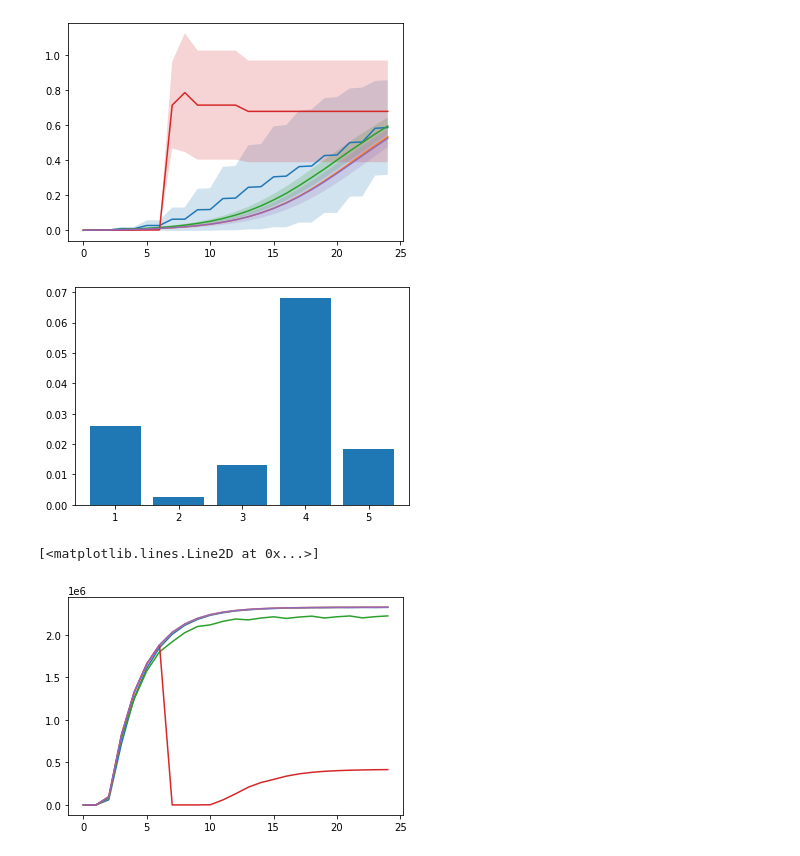
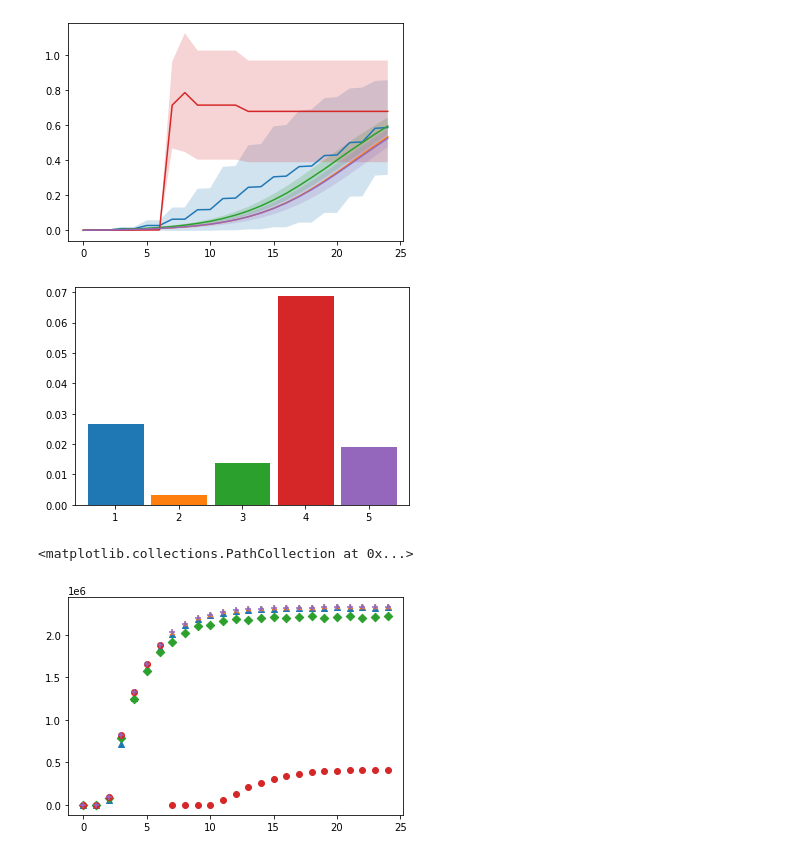
Before and after one commit to Sakib1418/Corteva, a Jupyter notebook: plot.ipynb, the cells around one changed output. Cells and saved outputs as stored; diff of their text form; code cells hidden in the pictures.

```diff
--- a/plot.ipynb
+++ b/plot.ipynb
@@ -29,7 +1,7 @@
 # %%
 import pickle as pkl
 
-dict_ = pkl.load(open('./all_4_nd_combined.pkl','rb'))
+dict_ = pkl.load(open('./frac_all_4_nd_combined.pkl','rb'))
 dict_
 # %% [output]
 {'x713': {'25_50': {'average': array([1.99999999e-08, 9.16361248e-04, 1.64762731e-03, 2.84014801e-03,
@@ -114,0 +114,3 @@ plt.ylim([-0.10,1.1])
+# %%
+x755_2_2 = pkl.load(open('./x755_50_pop_cohort_2.pkl','rb'))
+x755_2_2
@@ -119,6 +139,7 @@ x713_1 = pkl.load(open('./x713_25_pop.pkl','rb'))['x713_25']['average']
 x713_2 = pkl.load(open('./x713_50_pop.pkl','rb'))['x713_50']['average']
 x755_1 = pkl.load(open('./x755_25_pop.pkl','rb'))['x755_25']['average']
 x755_2 = pkl.load(open('./x755_50_pop.pkl','rb'))['x755_50']['average']
+x755_2_2 = pkl.load(open('./x755_50_pop_cohort_2.pkl','rb'))['x755_50_chohort_2']['average']
 comb = pkl.load(open('./combind_pop.pkl','rb'))['combind']['average']
 
 
@@ -128,7 +149,8 @@ x = [i for i in range(len(x713_1))]
 plt.scatter(x,x713_1,color = '#6a9fef')
 plt.scatter(x,x713_2, color = '#4587ec')
 plt.scatter(x,x755_1, color = '#d0626b')
-plt.scatter(x,x755_1, color = '#bc202c')
+plt.scatter(x,x755_2, color = '#bc202c')
+# plt.plot(np.array([i for i in range(len(x755_2_2))])/2,x755_2_2, color = 'k')
 plt.scatter(x,comb, color = '#471975')
 # plt.legend(['x713_25','x713_50','x755_25','x755_50','combind'])
 # %% [output]
@@ -194,39 +265,47 @@ plt.plot(x,normal['x755_25_normal']['mean_frac_res'])
 # %%
 ri_alter = pkl.load(open('./x755_25_alter.pkl','rb'))['x755_25_alter']['risk_integral']
 ri_cultivation = pkl.load(open('./x755_25_cultivation.pkl','rb'))['x755_25_cultivation']['risk_integral']
 ri_hand = pkl.load(open('./x755_25_hand.pkl','rb'))['x755_25_hand']['risk_integral']
 ri_tilling = pkl.load(open('./x755_25_tilling.pkl','rb'))['x755_25_tilling']['risk_integral']
 ri_normal = pkl.load(open('./x755_25_normal.pkl','rb'))['x755_25_normal']['risk_integral']
 
 risk_int = [ri_alter,ri_cultivation,ri_hand,ri_tilling,ri_normal]
 
 
-bar_plot = plt.bar([int(i+1) for i in range(len(risk_int))],risk_int)
+bar_plot = plt.bar([int(i+1) for i in range(len(risk_int))],risk_int, width = .8, edgecolor = 'black', linewidth = 5)
+
+bar_plot[0].set_color('#1f77b4')
+bar_plot[1].set_color('#ff7f0e')
+bar_plot[2].set_color('#2ca02c')
+bar_plot[3].set_color('#d62728')
+bar_plot[4].set_color('#9467bd')
+
+
+
 plt.show()
 # %% [output]
-[figure, old version]
+[figure, new version]
 # %%
 
-plt.plot(x,alter['x755_25_alter']['total_pop'])
+plt.scatter(x,alter['x755_25_alter']['total_pop'], marker='^')
 
 
 
-plt.plot(x,cultivation['x755_25_cultivation']['total_pop'])
+plt.scatter(x,cultivation['x755_25_cultivation']['total_pop'], marker='2')
 
 
 
-plt.plot(x,hand['x755_25_hand']['total_pop'])
+plt.scatter(x,hand['x755_25_hand']['total_pop'], marker='D')
 
 
 
-plt.plot(x,tilling['x755_25_tilling']['total_pop'])
+plt.scatter(x,tilling['x755_25_tilling']['total_pop'], marker='o')
 
 
-
-plt.plot(x,normal['x755_25_normal']['total_pop'])
+plt.scatter(x,normal['x755_25_normal']['total_pop'], marker='+')
 # %% [output]
-[<matplotlib.lines.Line2D at 0x...>]
+<matplotlib.collections.PathCollection at 0x...>
-[figure, old version]
+[figure, new version]
 # %%
 zero_alter = pkl.load(open('./x755_25_alter.pkl','rb'))['x755_25_alter']['non_zero_frac']
 zero_cultivation = pkl.load(open('./x755_25_cultivation.pkl','rb'))['x755_25_cultivation']['non_zero_frac']
```
Also changed, not shown: parts of 14 cells of this notebook, 16 other files.
